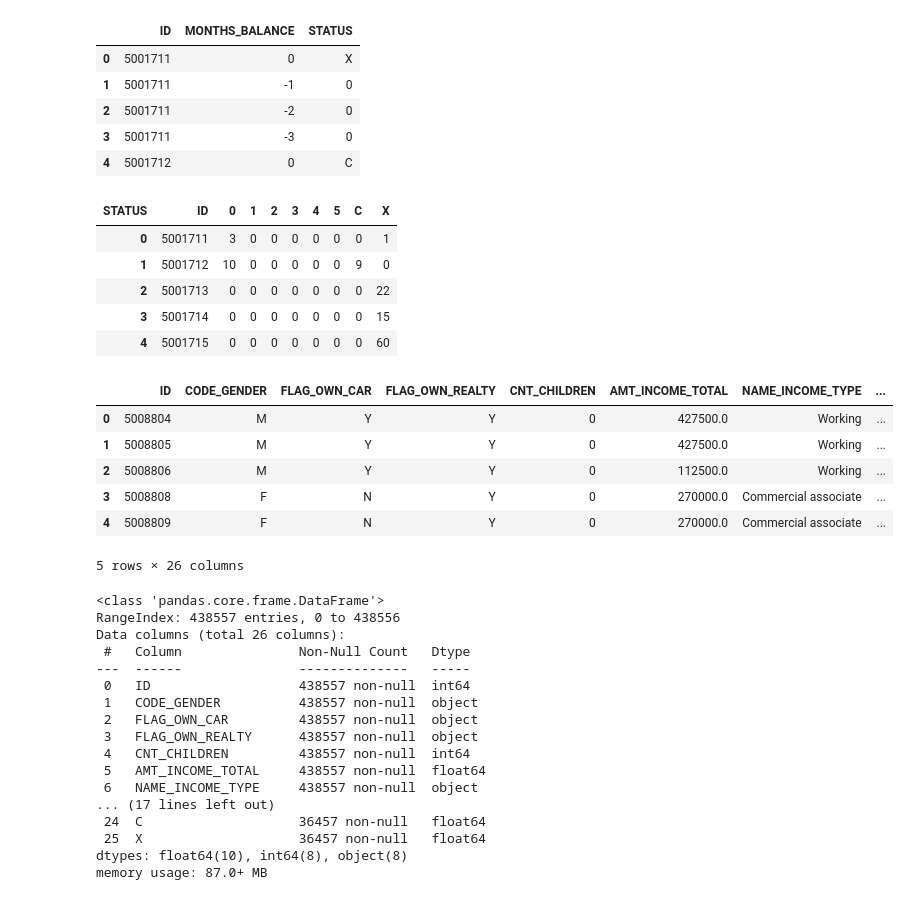
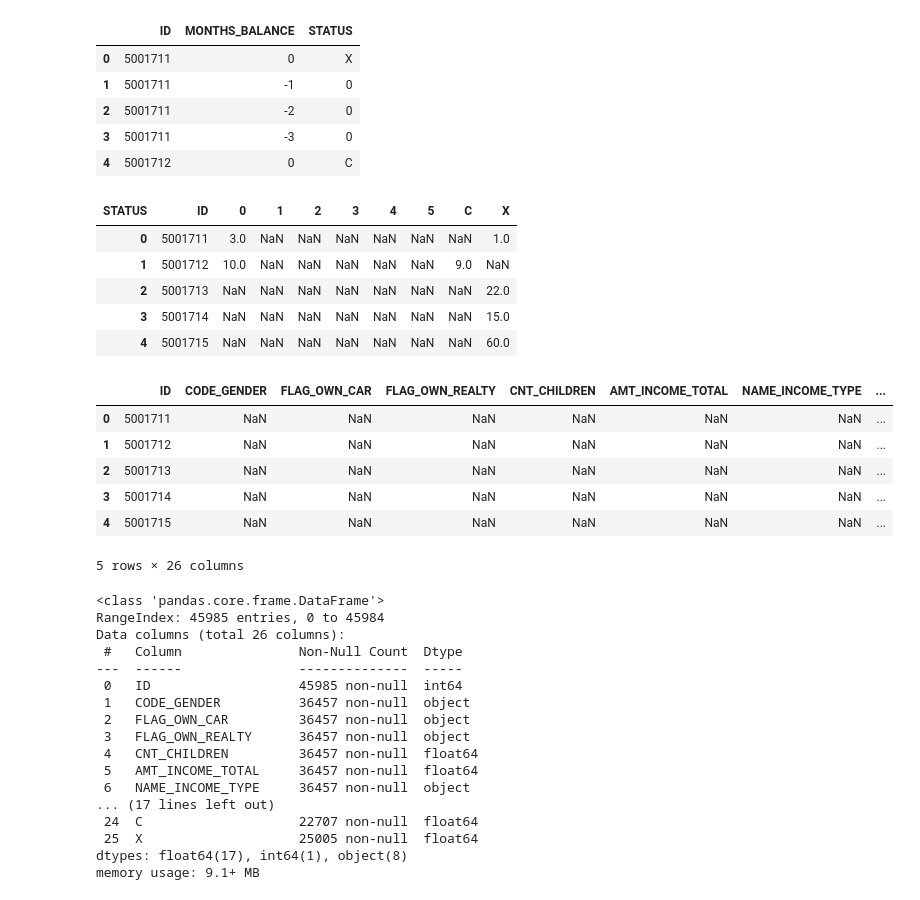
Before and after one commit to thomaschow0716/Credit-Status, a Jupyter notebook: Merge.ipynb, the cells around one changed output. Saved outputs shown, nothing was run; the diff lists cells and outputs as text; code cells hidden in the pictures.

```diff
--- a/Merge.ipynb
+++ b/Merge.ipynb
@@ -24,47 +24,47 @@ credit_record.head()
 | 4 | 5001712 | 0 | C |
 # %%
 # Pivoting the original DataFrame to get status counts as columns
-pivoted_df = credit_record.pivot_table(index='ID', columns='STATUS', aggfunc='size', fill_value=0).reset_index()
+pivoted_df = credit_record.pivot_table(index='ID', columns='STATUS', aggfunc='size', fill_value=None).reset_index()
 
 pivoted_df.head()
 # %% [output]
 | STATUS | ID | 0 | 1 | 2 | 3 | 4 | 5 | C | X |
-| 0 | 5001711 | 3 | 0 | 0 | 0 | 0 | 0 | 0 | 1 |
-| 1 | 5001712 | 10 | 0 | 0 | 0 | 0 | 0 | 9 | 0 |
-| 2 | 5001713 | 0 | 0 | 0 | 0 | 0 | 0 | 0 | 22 |
-| 3 | 5001714 | 0 | 0 | 0 | 0 | 0 | 0 | 0 | 15 |
-| 4 | 5001715 | 0 | 0 | 0 | 0 | 0 | 0 | 0 | 60 |
+| 0 | 5001711 | 3.0 | NaN | NaN | NaN | NaN | NaN | NaN | 1.0 |
+| 1 | 5001712 | 10.0 | NaN | NaN | NaN | NaN | NaN | 9.0 | NaN |
+| 2 | 5001713 | NaN | NaN | NaN | NaN | NaN | NaN | NaN | 22.0 |
+| 3 | 5001714 | NaN | NaN | NaN | NaN | NaN | NaN | NaN | 15.0 |
+| 4 | 5001715 | NaN | NaN | NaN | NaN | NaN | NaN | NaN | 60.0 |
 # %%
-merged_df = pd.merge(application_record, pivoted_df, how="left", on="ID")
+merged_df = pd.merge(application_record, pivoted_df, how="right", on="ID")
 
 merged_df.head()
 # %% [output]
 |  | ID | CODE_GENDER | FLAG_OWN_CAR | FLAG_OWN_REALTY | CNT_CHILDREN | AMT_INCOME_TOTAL | NAME_INCOME_TYPE | ... |
-| 0 | 5008804 | M | Y | Y | 0 | 427500.0 | Working | ... |
-| 1 | 5008805 | M | Y | Y | 0 | 427500.0 | Working | ... |
-| 2 | 5008806 | M | Y | Y | 0 | 112500.0 | Working | ... |
-| 3 | 5008808 | F | N | Y | 0 | 270000.0 | Commercial associate | ... |
-| 4 | 5008809 | F | N | Y | 0 | 270000.0 | Commercial associate | ... |
+| 0 | 5001711 | NaN | NaN | NaN | NaN | NaN | NaN | ... |
+| 1 | 5001712 | NaN | NaN | NaN | NaN | NaN | NaN | ... |
+| 2 | 5001713 | NaN | NaN | NaN | NaN | NaN | NaN | ... |
+| 3 | 5001714 | NaN | NaN | NaN | NaN | NaN | NaN | ... |
+| 4 | 5001715 | NaN | NaN | NaN | NaN | NaN | NaN | ... |
 5 rows × 26 columns
 # %%
 merged_df.info()
 # %% [output]
 <class 'pandas.core.frame.DataFrame'>
-RangeIndex: 438557 entries, 0 to 438556
+RangeIndex: 45985 entries, 0 to 45984
 Data columns (total 26 columns):
- #   Column               Non-Null Count   Dtype
----  ------               --------------   -----
- 0   ID                   438557 non-null  int64
- 1   CODE_GENDER          438557 non-null  object
- 2   FLAG_OWN_CAR         438557 non-null  object
- 3   FLAG_OWN_REALTY      438557 non-null  object
- 4   CNT_CHILDREN         438557 non-null  int64
- 5   AMT_INCOME_TOTAL     438557 non-null  float64
- 6   NAME_INCOME_TYPE     438557 non-null  object
+ #   Column               Non-Null Count  Dtype
+---  ------               --------------  -----
+ 0   ID                   45985 non-null  int64
+ 1   CODE_GENDER          36457 non-null  object
+ 2   FLAG_OWN_CAR         36457 non-null  object
+ 3   FLAG_OWN_REALTY      36457 non-null  object
+ 4   CNT_CHILDREN         36457 non-null  float64
+ 5   AMT_INCOME_TOTAL     36457 non-null  float64
+ 6   NAME_INCOME_TYPE     36457 non-null  object
 ... (17 lines left out)
- 24  C                    36457 non-null   float64
- 25  X                    36457 non-null   float64
-dtypes: float64(10), int64(8), object(8)
-memory usage: 87.0+ MB
+ 24  C                    22707 non-null  float64
+ 25  X                    25005 non-null  float64
+dtypes: float64(17), int64(1), object(8)
+memory usage: 9.1+ MB
 # %%
 columns = merged_df.iloc[:, 17:].columns
```
Also changed, not shown: parts of 5 cells of this notebook, 2 other files.
